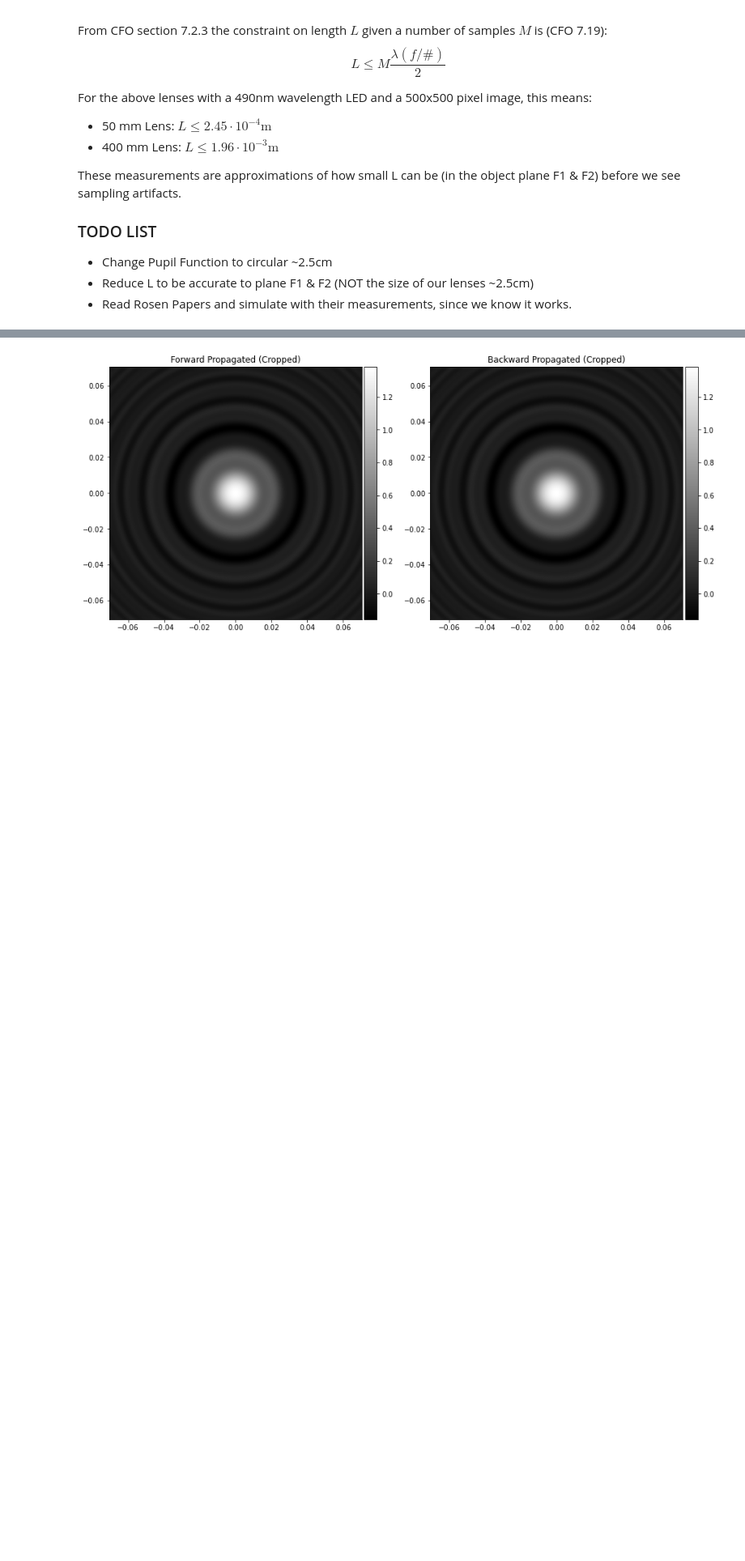
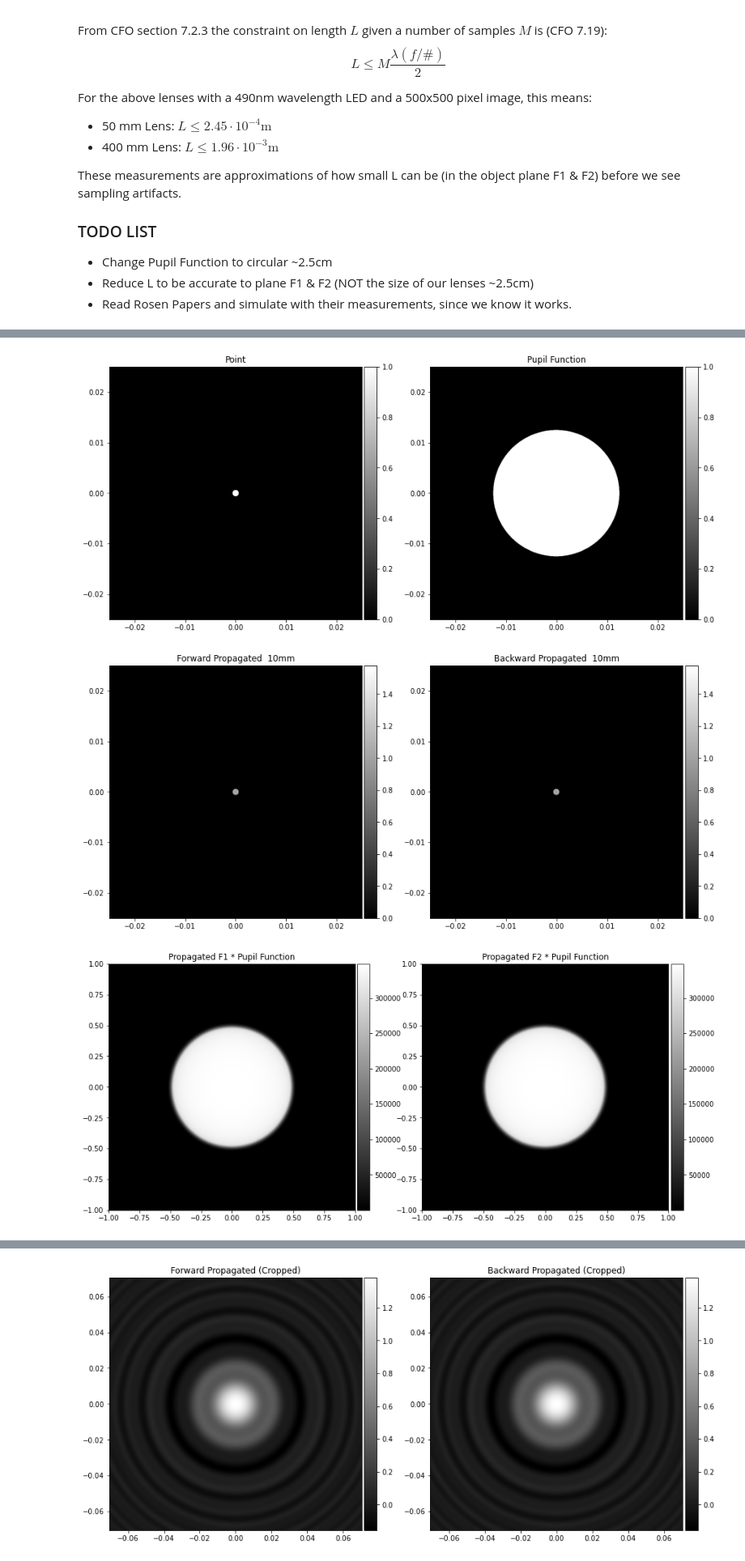
Before and after one commit to cjmcmahon1/FINCH, a Jupyter notebook: bench_sim.ipynb, the cells around one changed output, grey strips where cells are left out. Shown at 81% size. Drawn from its saved outputs; the diff is of its cells as text; code cells hidden in the pictures; blank space fills up the shorter version.

Commit message:
add BRL_bench_measurements class

```diff
--- a/bench_sim.ipynb
+++ b/bench_sim.ipynb
@@ -141,7 +140,7 @@ def fresnel_TF_prop(U1, L, z, wavelength=1, label=None):
     U2 = fft.ifftshift(fft.ifft2(U1_fft * H)) # output (observed) field obtained by multiplying FFT by H
     #set a default label if none specified
     label = "{} (Fresnel Propagated)".format(U1.label) if label is None else label
-    return image_plane(U2, label, L)
+    return image_plane(U2, label, U1.length)
 
 def pupil_func(U1, lens_radius = 1):
     return np.sqrt(np.sum(U1**2, axis=0)) / lens_radius <= 1
@@ -249,0 +281,22 @@ Where the lenses L0, L1, and L2 come from figure 3 of Brooker.
+# %%
+#approximate measurements of parameters in my optical setup.
+#I don't notice any interference pattern with these parameters.
+bench_measurements = {"wavelength":490e-9, #490nm
+                      "length":2.5e-3,#2.5cm #REVERT
+                      "z":415e-3, #~415mm
+                      "wxp":1.25e-2, #1.25cm
+                      "displacement":15e-3 #~15mm
+                     }
+brooker_bench_measurements = {"wavelength":465e-9, #465nm
+                      "length":2.5e-2,#2.5cm #REVERT
+                      "z":273.73e-3, #273.73mm
+                      "wxp":1.25e-2, #1.25cm
+                      "displacement":10e-3 #~10mm
+                     }
+bench = BRL_bench_measurements(**bench_measurements, num_points = 1000)
+brooker_bench = BRL_bench_measurements(**brooker_bench_measurements, num_points = 1000)
+brooker_bench.default_plot()
+# %% [output]
+[figure, added]
+[figure, added]
+[figure, added]
```
Also changed, not shown: parts of 4 cells of this notebook.
